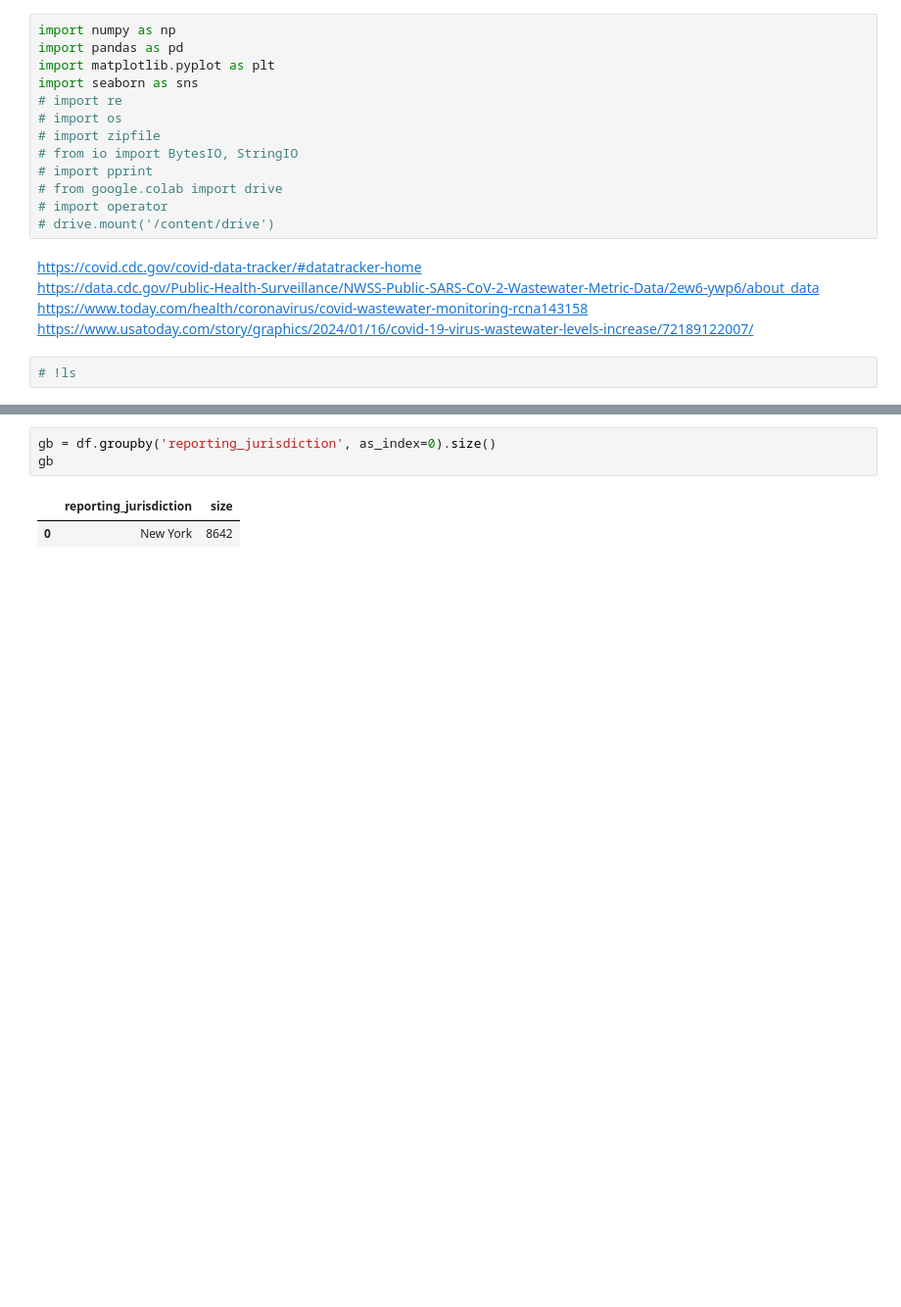
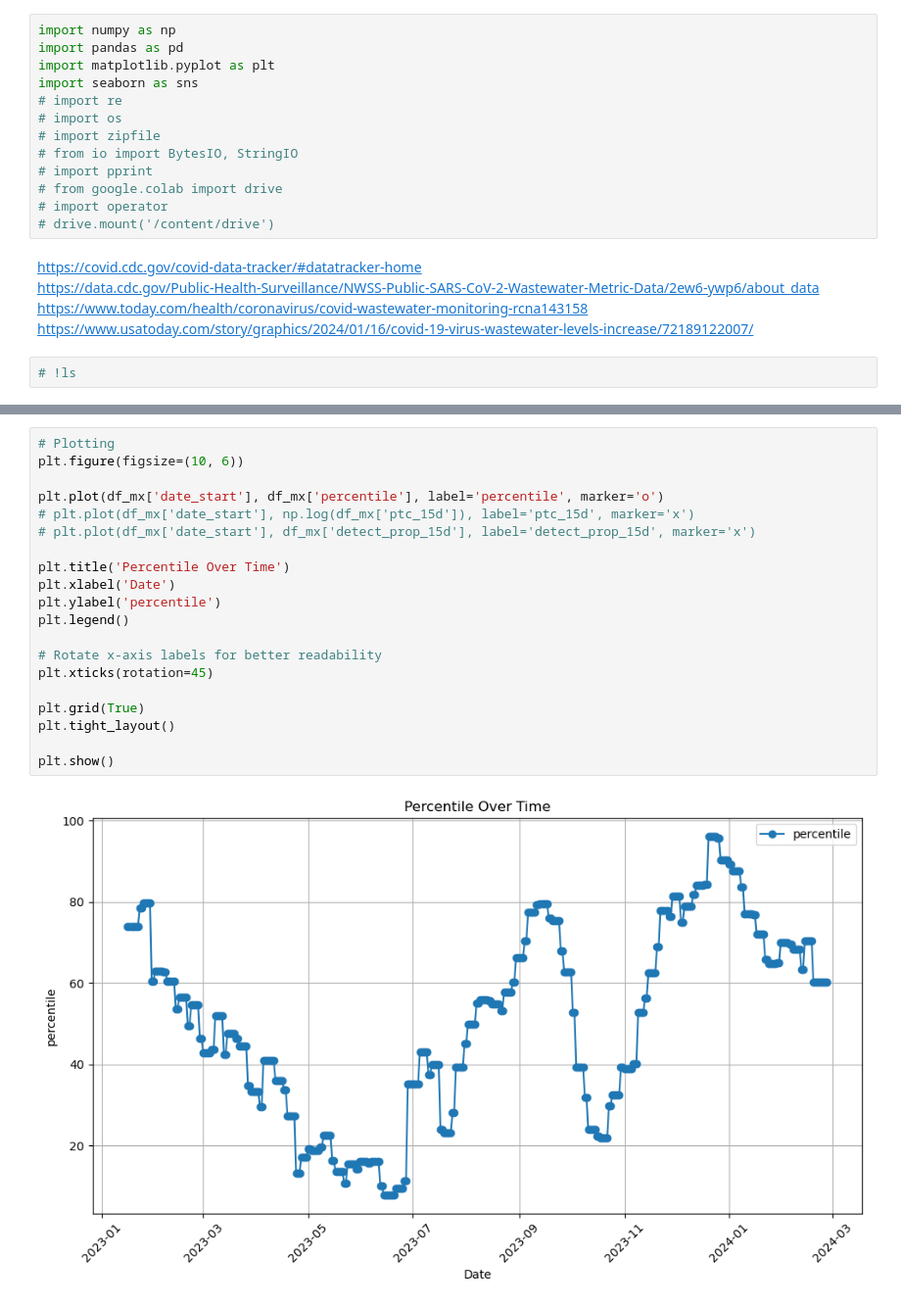
Before and after one commit to chinhenglu/covid_in_2024, a Jupyter notebook: covid.ipynb, the cells around one changed output, grey strips where cells are left out. Shown at 98% size. Cells and saved outputs as stored; diff of their text form; blank space fills up the shorter version.

```diff
--- a/covid.ipynb
+++ b/covid.ipynb
@@ -104,6 +147,22 @@ plt.hist(df['percentile'], bins= 20)
 # %%
-gb = df.groupby('reporting_jurisdiction', as_index=0).size()
-gb
+# Plotting
+plt.figure(figsize=(10, 6))
+
+plt.plot(df_mx['date_start'], df_mx['percentile'], label='percentile', marker='o')
+# plt.plot(df_mx['date_start'], np.log(df_mx['ptc_15d']), label='ptc_15d', marker='x')
+# plt.plot(df_mx['date_start'], df_mx['detect_prop_15d'], label='detect_prop_15d', marker='x')
+
+plt.title('Percentile Over Time')
+plt.xlabel('Date')
+plt.ylabel('percentile')
+plt.legend()
+
+# Rotate x-axis labels for better readability
+plt.xticks(rotation=45)
+
+plt.grid(True)
+plt.tight_layout()
+
+plt.show()
 # %% [output]
-|  | reporting_jurisdiction | size |
-| 0 | New York | 8642 |
+[figure, added]
```
Also changed, not shown: parts of 17 cells of this notebook.
